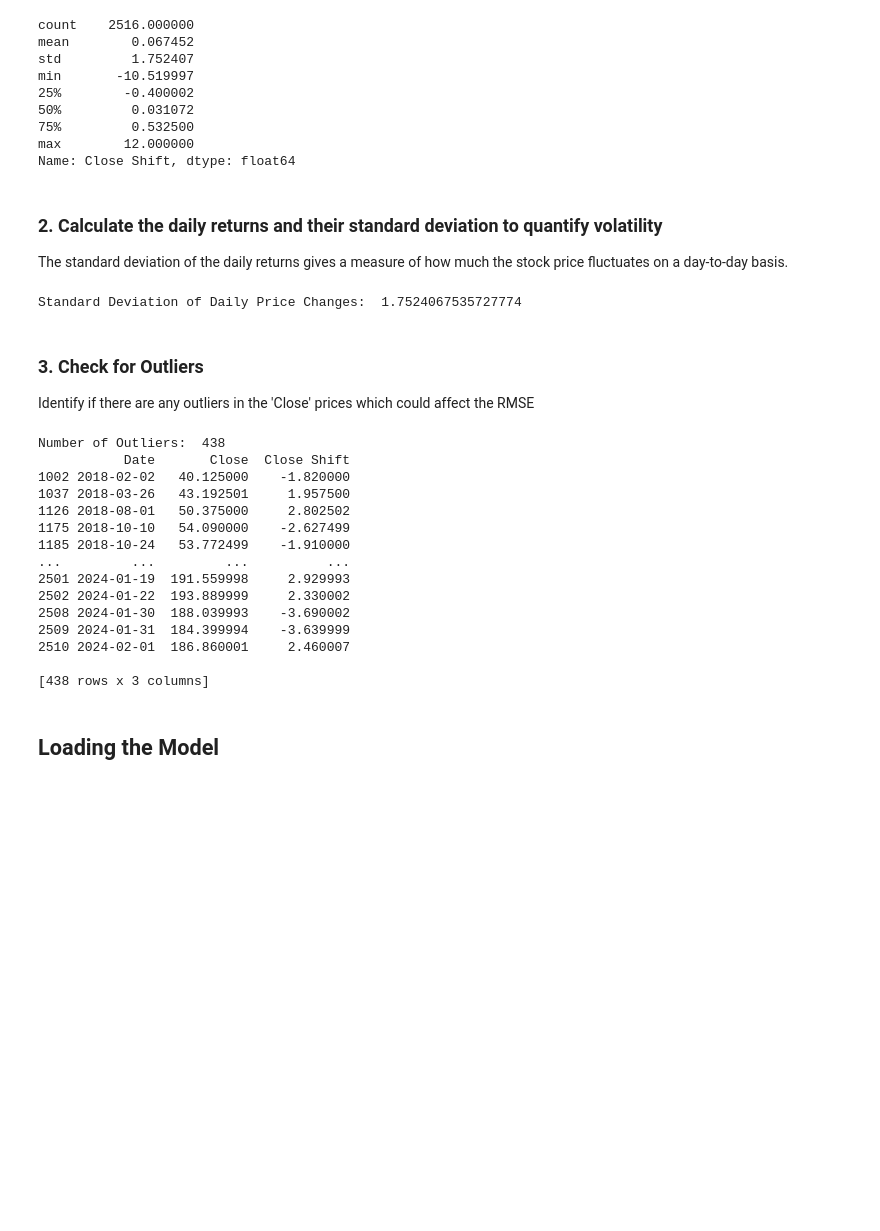
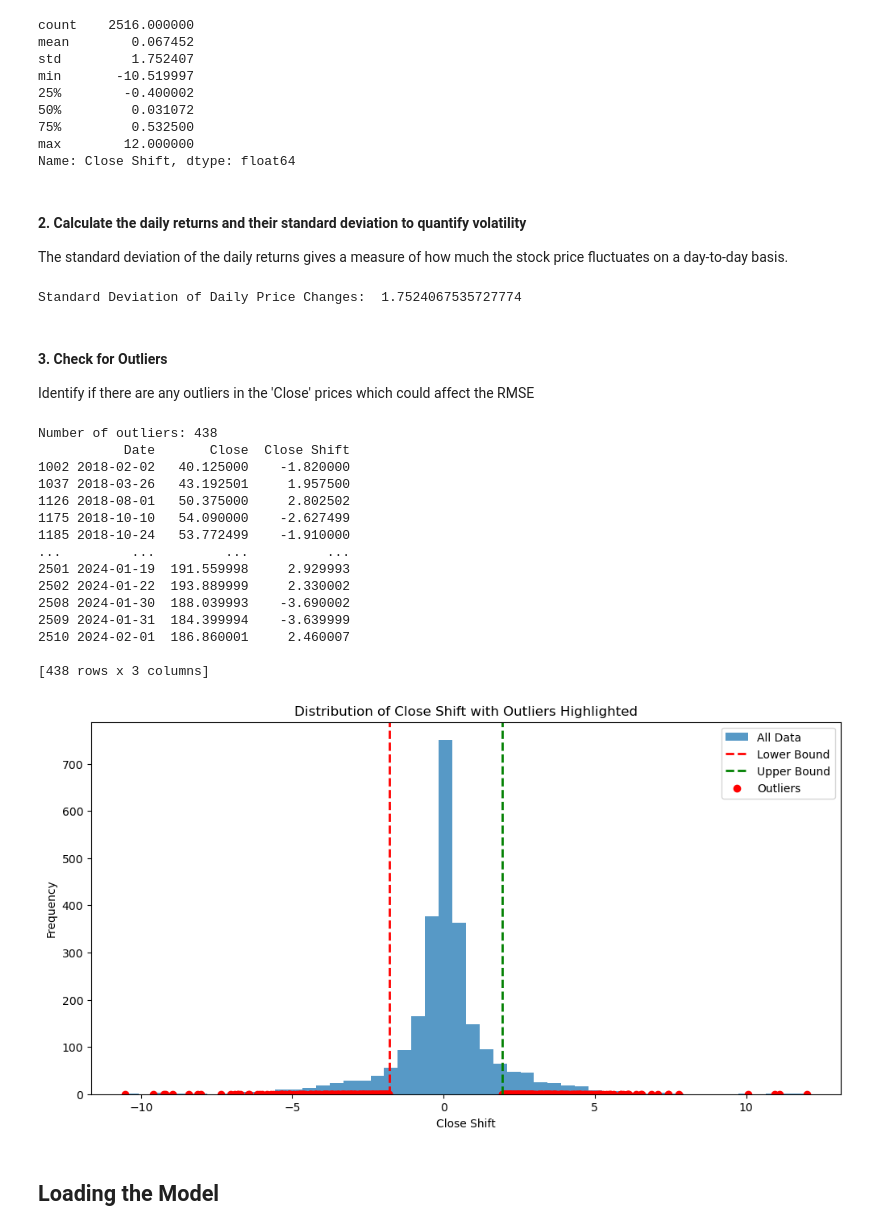
Before and after one commit to kahbelank/Investment-Chatbot, a Jupyter notebook: Machine Learning/test_FBProphet.ipynb, the cells around one changed output. Saved outputs shown, nothing was run; the diff lists cells and outputs as text; code cells hidden in the pictures; blank space fills up the shorter version.

```diff
--- a/Machine Learning/test_FBProphet.ipynb
+++ b/Machine Learning/test_FBProphet.ipynb
@@ -456,29 +482,31 @@ min       -10.519997
 max        12.000000
 Name: Close Shift, dtype: float64
 # %% [markdown]
-### 2. Calculate the daily returns and their standard deviation to quantify volatility
+#### 2. Calculate the daily returns and their standard deviation to quantify volatility
 The standard deviation of the daily returns gives a measure of how much the stock price fluctuates on a day-to-day basis.
 # %%
 print("Standard Deviation of Daily Price Changes: ", df['Close Shift'].std())
 # %% [output]
 Standard Deviation of Daily Price Changes:  1.7524067535727774
 # %% [markdown]
-### 3. Check for Outliers
+#### 3. Check for Outliers
 Identify if there are any outliers in the 'Close' prices which could affect the RMSE
 # %%
-# Identifying outliers in 'Close Shift'
-q1 = df['Close Shift'].quantile(0.25)
-q3 = df['Close Shift'].quantile(0.75)
-iqr = q3 - q1
-lower_bound = q1 - 1.5 * iqr
-upper_bound = q3 + 1.5 * iqr
+# Assuming 'df' is your DataFrame and 'Close Shift' is your column of interest
+Q1 = df['Close Shift'].quantile(0.25)
+Q3 = df['Close Shift'].quantile(0.75)
+IQR = Q3 - Q1
 
-# Filter outliers
+# Define outliers
+lower_bound = Q1 - 1.5 * IQR
+upper_bound = Q3 + 1.5 * IQR
+
+# Identify outliers
 outliers = df[(df['Close Shift'] < lower_bound) | (df['Close Shift'] > upper_bound)]
-print("Number of Outliers: ", len(outliers))
+print("Number of outliers:", len(outliers))
 print(outliers)
 # %% [output]
-Number of Outliers:  438
+Number of outliers: 438
            Date       Close  Close Shift
 1002 2018-02-02   40.125000    -1.820000
 1037 2018-03-26   43.192501     1.957500
@@ -493,6 +521,20 @@ Number of Outliers:  438
 2510 2024-02-01  186.860001     2.460007
 
 [438 rows x 3 columns]
+# %%
+# Plotting
+plt.figure(figsize=(12, 6))
+plt.hist(df['Close Shift'], bins=50, alpha=0.75, label='All Data')
+plt.axvline(x=lower_bound, color='r', linestyle='dashed', linewidth=2, label='Lower Bound')
+plt.axvline(x=upper_bound, color='g', linestyle='dashed', linewidth=2, label='Upper Bound')
+plt.scatter(outliers['Close Shift'], np.zeros(len(outliers)), color='red', label='Outliers')
+plt.legend()
+plt.title('Distribution of Close Shift with Outliers Highlighted')
+plt.xlabel('Close Shift')
+plt.ylabel('Frequency')
+plt.show()
+# %% [output]
+[figure, added]
 # %% [markdown]
 ## Loading the Model
 # %%
```
Also changed, not shown: parts of 33 cells of this notebook.
